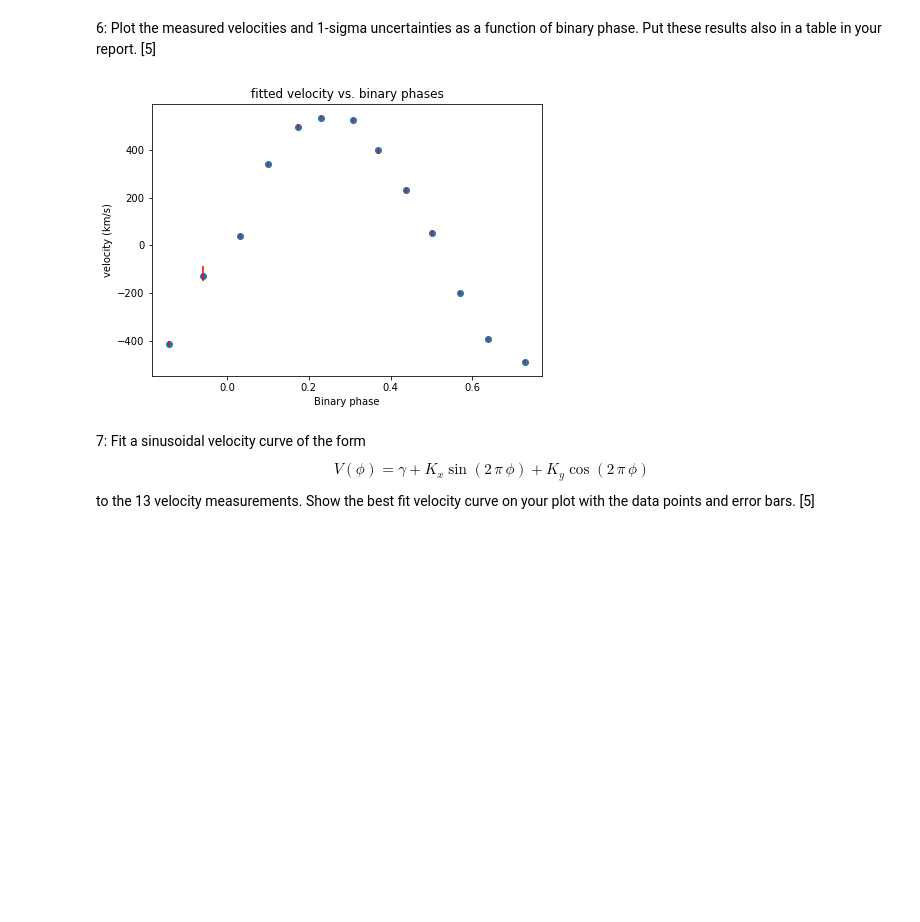
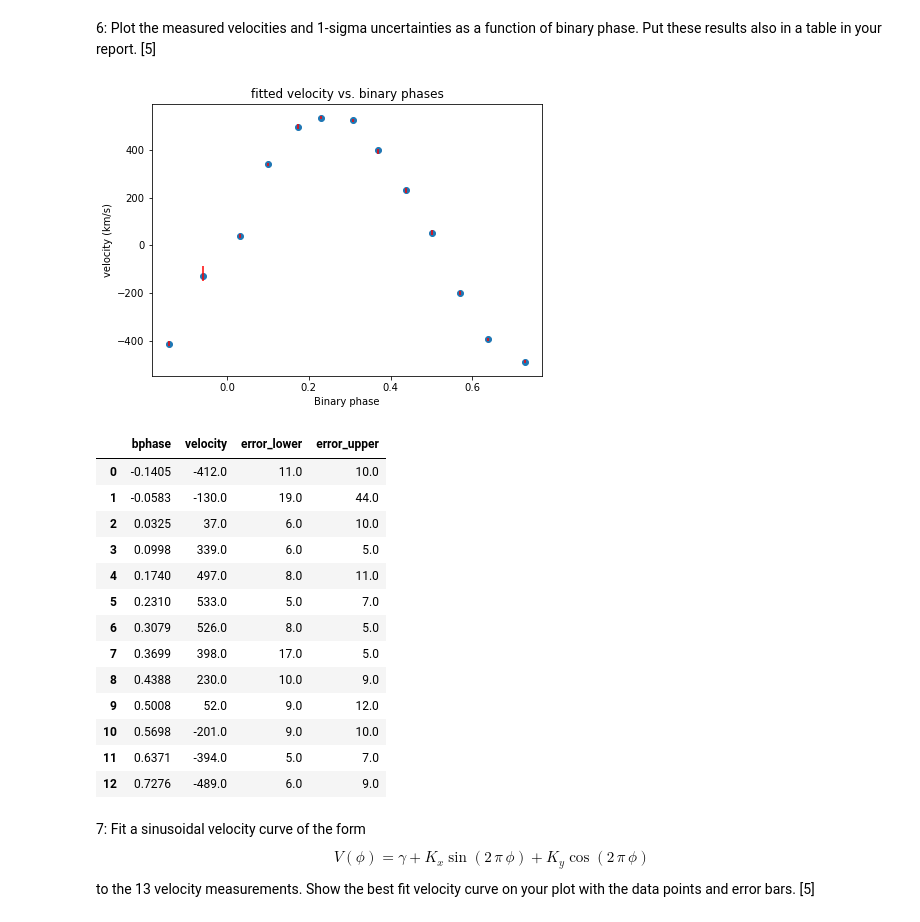
Before and after one commit to alphalyncis/adaa, a Jupyter notebook: project/project2_xueqing.ipynb, the cells around one changed output. Cells and saved outputs as stored; diff of their text form; code cells hidden in the pictures; blank space fills up the shorter version.

```diff
--- a/project/keck.ipynb
+++ b/project/project2_xueqing.ipynb
@@ -289,23 +289,38 @@ in a table in your report. [5]
 # %%
 phases = [-0.1405, -0.0583, 0.0325, 0.0998, 0.1740, 0.2310, 0.3079, 0.3699, 0.4388, 0.5008, 0.5698, 0.6371, 0.7276]
 plt.figure(figsize=(7,5))
 plt.errorbar(phases, velos_fitted, [velos_fitted-velos_lower, velos_upper-velos_fitted],
     fmt='o', ecolor='r', barsabove=True)
 plt.xlabel("Binary phase")
 plt.ylabel("velocity (km/s)")
 plt.title("fitted velocity vs. binary phases")
 plt.show()
 
 table = {
     "bphase": phases,
     "velocity": velos_fitted,
     "error_lower": velos_fitted-velos_lower,
     "error_upper": velos_upper-velos_fitted,
 }
 df = pd.DataFrame(table)
 df.to_csv("fitted_velocity_table.csv")
+df
 # %% [output]
 [figure]
+|  | bphase | velocity | error_lower | error_upper |
+| 0 | -0.1405 | -412.0 | 11.0 | 10.0 |
+| 1 | -0.0583 | -130.0 | 19.0 | 44.0 |
+| 2 | 0.0325 | 37.0 | 6.0 | 10.0 |
+| 3 | 0.0998 | 339.0 | 6.0 | 5.0 |
+| 4 | 0.1740 | 497.0 | 8.0 | 11.0 |
+| 5 | 0.2310 | 533.0 | 5.0 | 7.0 |
+| 6 | 0.3079 | 526.0 | 8.0 | 5.0 |
+| 7 | 0.3699 | 398.0 | 17.0 | 5.0 |
+| 8 | 0.4388 | 230.0 | 10.0 | 9.0 |
+| 9 | 0.5008 | 52.0 | 9.0 | 12.0 |
+| 10 | 0.5698 | -201.0 | 9.0 | 10.0 |
+| 11 | 0.6371 | -394.0 | 5.0 | 7.0 |
+| 12 | 0.7276 | -489.0 | 6.0 | 9.0 |
 # %% [markdown]
 7: Fit a sinusoidal velocity curve of the form
 $$
```
Also changed, not shown: parts of 8 cells of this notebook, 1 other file.
